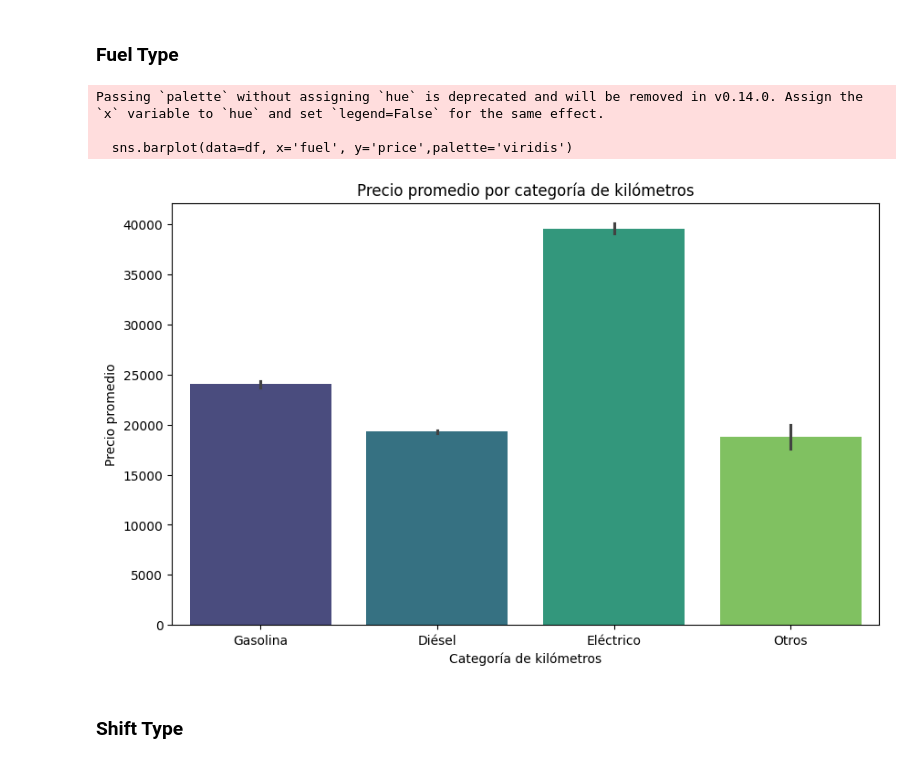
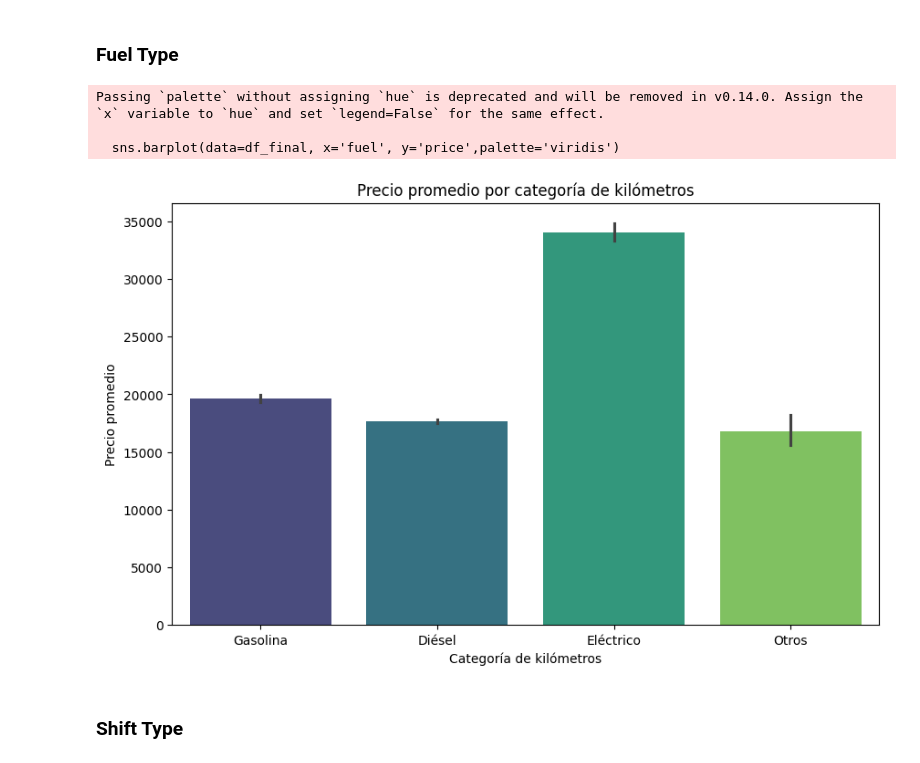
Before and after one commit to Germandcont/SecondHandCars-PricePrediction, a Jupyter notebook: notebooks/cars.ipynb, the cells around one changed output. Drawn from its saved outputs; the diff is of its cells as text; code cells hidden in the pictures.

```diff
--- a/notebooks/cars.ipynb
+++ b/notebooks/cars.ipynb
@@ -153,6 +144,0 @@ df.loc[df['model'].isin(modelos), 'fuel'] = 'Gasolina'
-# %%
-df['dealer_zip_code'] = df['dealer_zip_code'].astype(str)
-
-df.loc[df['location'] == 'Parque Empresarial San Fernando de Henares', 'dealer_zip_code'] = df.loc[df['location'] == 'Parque Empresarial San Fernando de Henares', 'dealer_zip_code'].fillna('28830')
-df.loc[df['location'] == 'Collado Villalba', 'dealer_zip_code'] = df.loc[df['location'] == 'Collado Villalba', 'dealer_zip_code'].fillna('28400')
-df.loc[df['location'] == 'Elx/Elche', 'dealer_zip_code'] = df.loc[df['location'] == 'Elx/Elche', 'dealer_zip_code'].fillna('03203')
@@ -190,3 +172,0 @@ print(df['dealer_zip_code'].isnull().sum())
-# %%
-#Drop dealer_zip_code nulls
-df = df.dropna(subset=['dealer_zip_code'])
@@ -317,0 +413,2 @@ dtype: float64
+# %%
+df_final = pd.read_csv(r'C:\Users\Germán\Github\ProyectoFinal\data\dffinal.csv')
@@ -321,10 +426,10 @@ dtype: float64
 ### Kms
 # %%
 #Generar una columna nueva diviendo los datos segun la cantidad de kms en 3 categorias
-df['kms_category'] = pd.cut(df['kms'], bins=[0, 50000, 100000, 150000, float("inf")], labels=['Bajo', 'Medio', 'Alto', 'Muy Alto'])
+df_final['kms_category'] = pd.cut(df['kms'], bins=[0, 50000, 100000, 150000, float("inf")], labels=['Bajo', 'Medio', 'Alto', 'Muy Alto'])
 
 #Mostrar la cantidad de autos por cada categoria
-print(df['kms_category'].value_counts())
+print(df_final['kms_category'].value_counts())
 # %% [output]
 kms_category
 Medio       15327
@@ -363,16 +468,16 @@ Passing `palette` without assigning `hue` is deprecated and will be removed in v
 # %%
 #Precio promedio segun categoria de kms.
 plt.figure(figsize=(10, 6))
-sns.barplot(data=df, x='fuel', y='price',palette='viridis')
+sns.barplot(data=df_final, x='fuel', y='price',palette='viridis')
 plt.title('Precio promedio por categoría de kilómetros')
 plt.xlabel('Categoría de kilómetros')
 plt.ylabel('Precio promedio')
 plt.show()
 # %% [output]
 Passing `palette` without assigning `hue` is deprecated and will be removed in v0.14.0. Assign the `x` variable to `hue` and set `legend=False` for the same effect.
 
-  sns.barplot(data=df, x='fuel', y='price',palette='viridis')
+  sns.barplot(data=df_final, x='fuel', y='price',palette='viridis')
-[figure, old version]
+[figure, new version]
 # %% [markdown]
 ### Shift Type
 # %%
```
Also changed, not shown: parts of 29 cells of this notebook, 2 other files.
